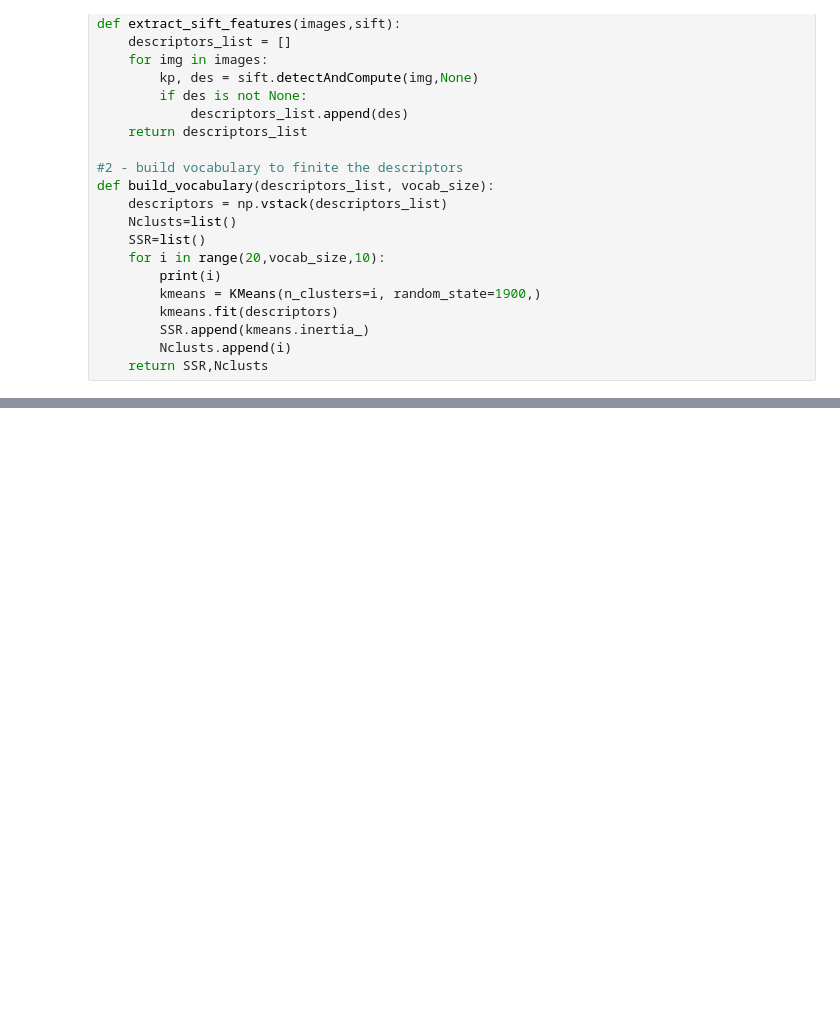
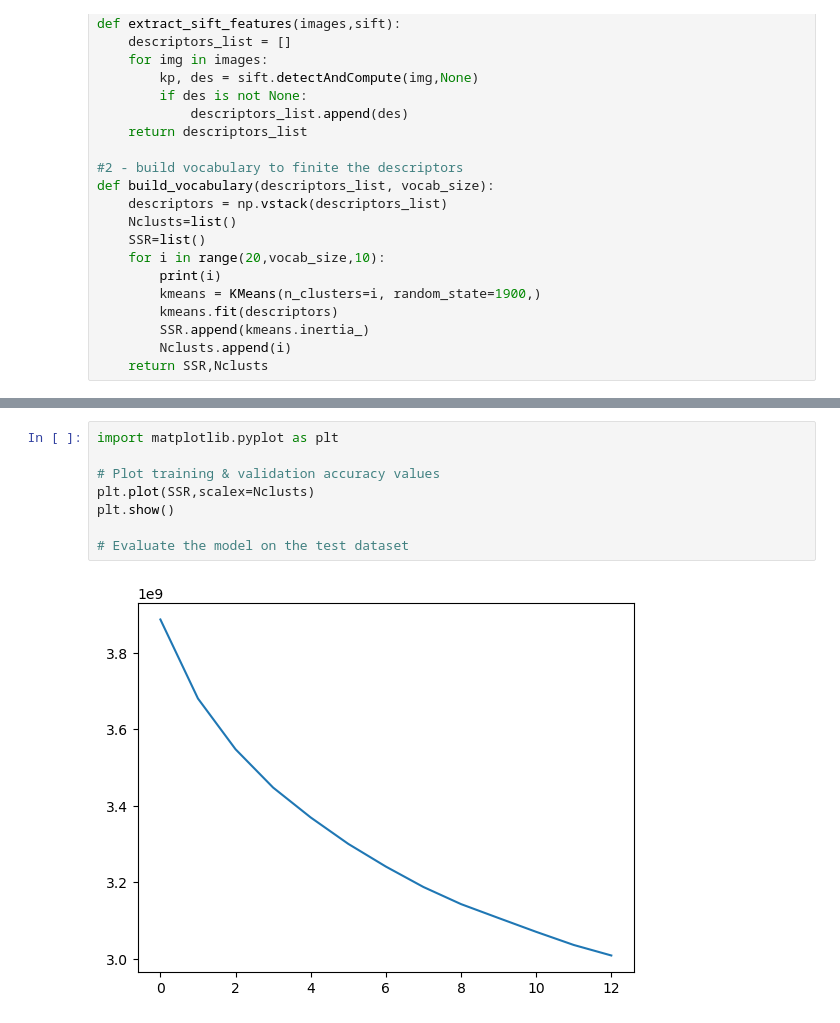
Before and after one commit to GP-SC/Computer-Vision-, a Jupyter notebook: Untitled17.ipynb, the cells around one changed output, grey strips where cells are left out. Drawn from its saved outputs; the diff is of its cells as text; blank space fills up the shorter version.

```diff
--- a/Untitled17.ipynb
+++ b/Untitled17.ipynb
@@ -126,0 +144,10 @@ Finished
+# %%
+import matplotlib.pyplot as plt
+
+# Plot training & validation accuracy values
+plt.plot(SSR,scalex=Nclusts)
+plt.show()
+
+# Evaluate the model on the test dataset
+# %% [output]
+[figure, added]
```
Also changed, not shown: parts of 2 cells of this notebook.
